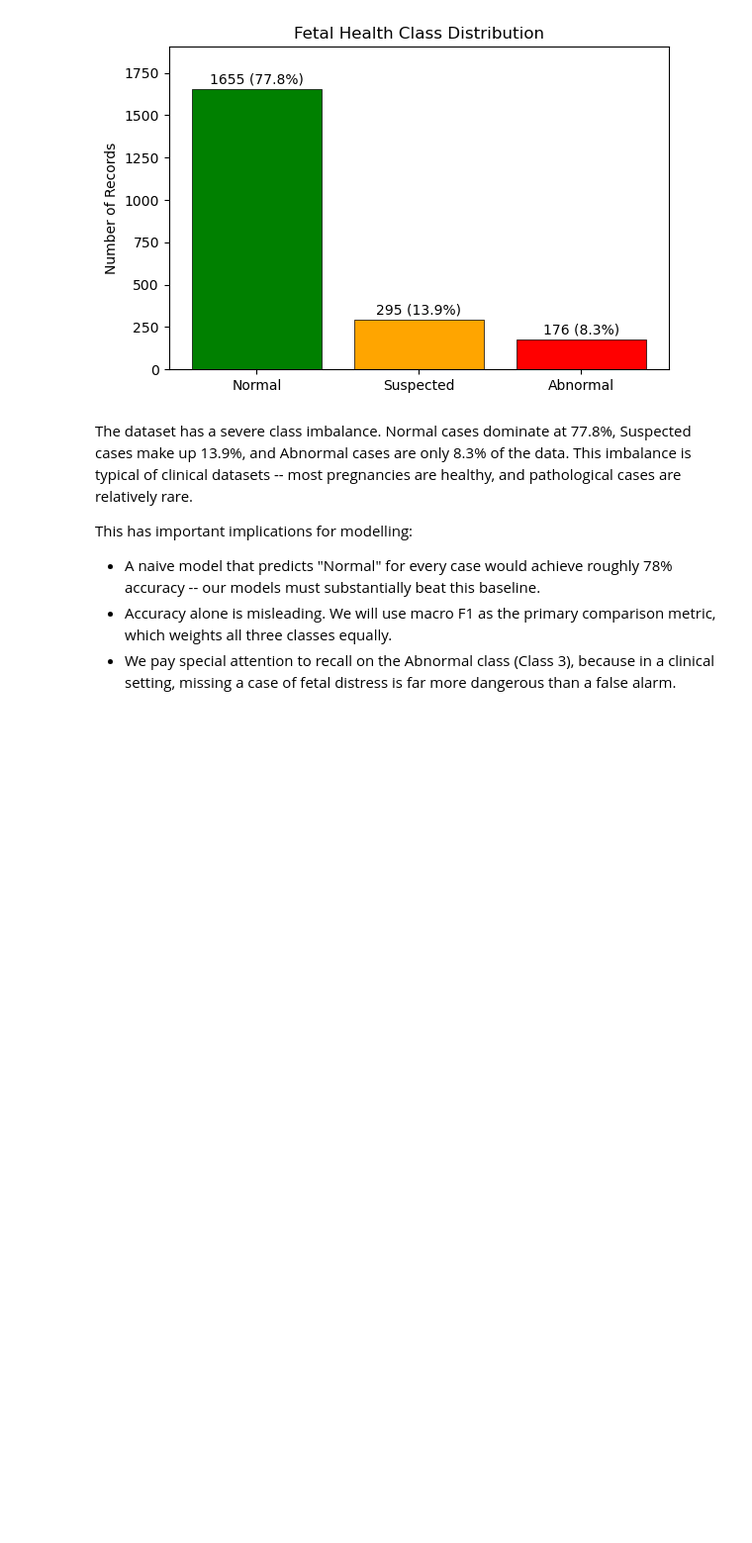
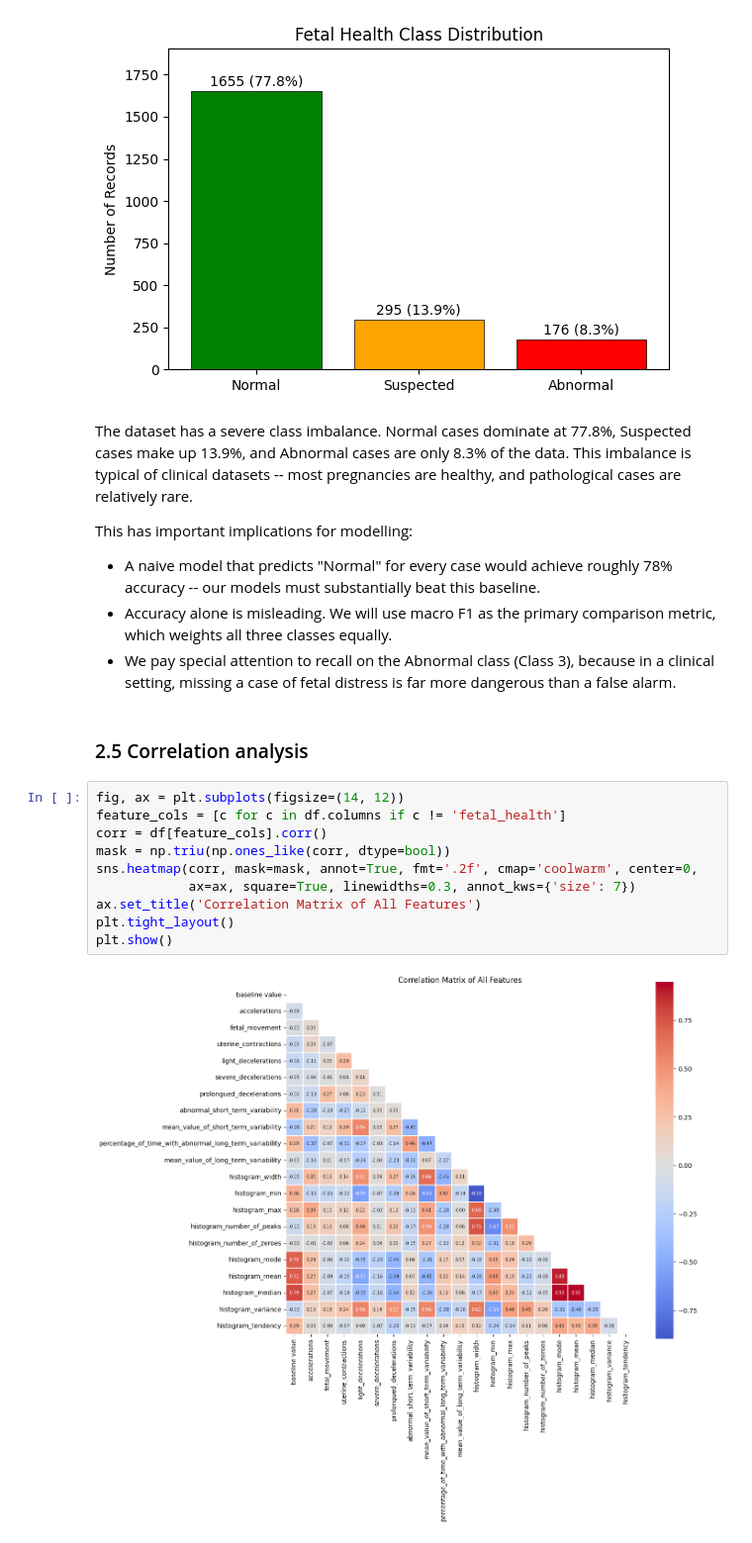
Before and after one commit to mkxangie/fetal_health_project_phase5, a Jupyter notebook: fetal_health_classification.ipynb, the cells around one changed output. Shown at 99% size. Cells and saved outputs as stored; diff of their text form; blank space fills up the shorter version.

Commit message:
Section 2.5 Correlation Analysis

```diff
--- a/fetal_health_classification.ipynb
+++ b/fetal_health_classification.ipynb
@@ -161,3 +171,17 @@ This has important implications for modelling:
 - A naive model that predicts "Normal" for every case would achieve roughly 78% accuracy -- our models must substantially beat this baseline.
 - Accuracy alone is misleading. We will use macro F1 as the primary comparison metric, which weights all three classes equally.
 - We pay special attention to recall on the Abnormal class (Class 3), because in a clinical setting, missing a case of fetal distress is far more dangerous than a false alarm.
+# %% [markdown]
+### 2.5 Correlation analysis
+# %%
+fig, ax = plt.subplots(figsize=(14, 12))
+feature_cols = [c for c in df.columns if c != 'fetal_health']
+corr = df[feature_cols].corr()
+mask = np.triu(np.ones_like(corr, dtype=bool))
+sns.heatmap(corr, mask=mask, annot=True, fmt='.2f', cmap='coolwarm', center=0,
+            ax=ax, square=True, linewidths=0.3, annot_kws={'size': 7})
+ax.set_title('Correlation Matrix of All Features')
+plt.tight_layout()
+plt.show()
+# %% [output]
+[figure, added]
```
Also changed, not shown: parts of 3 cells of this notebook.
